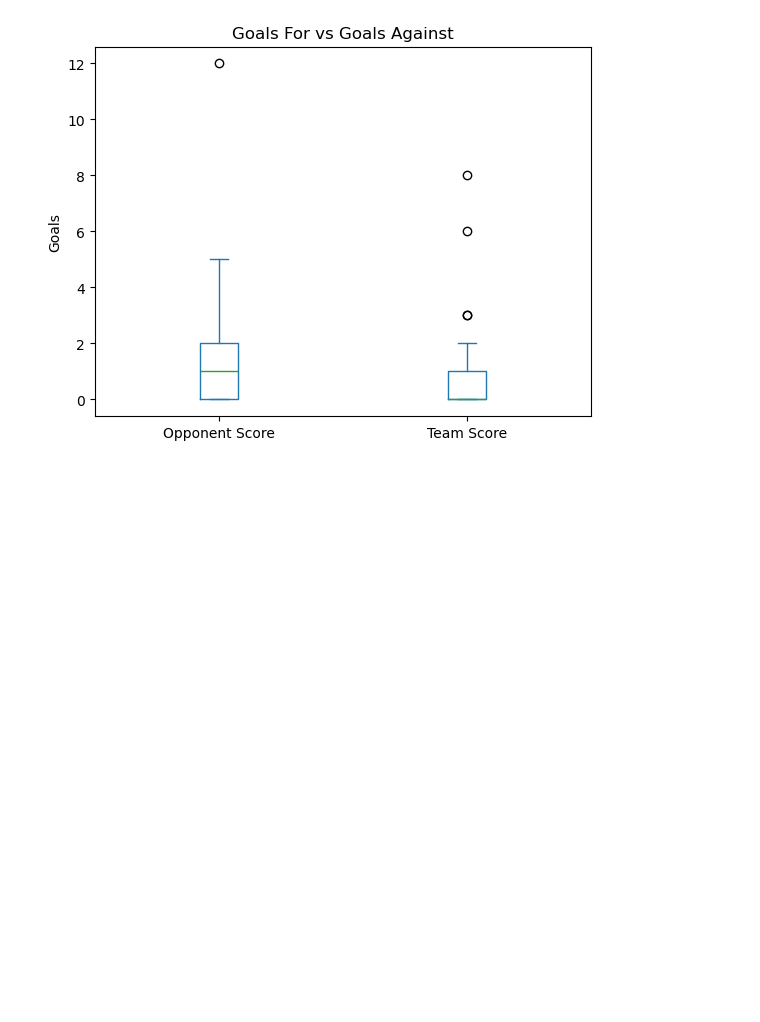
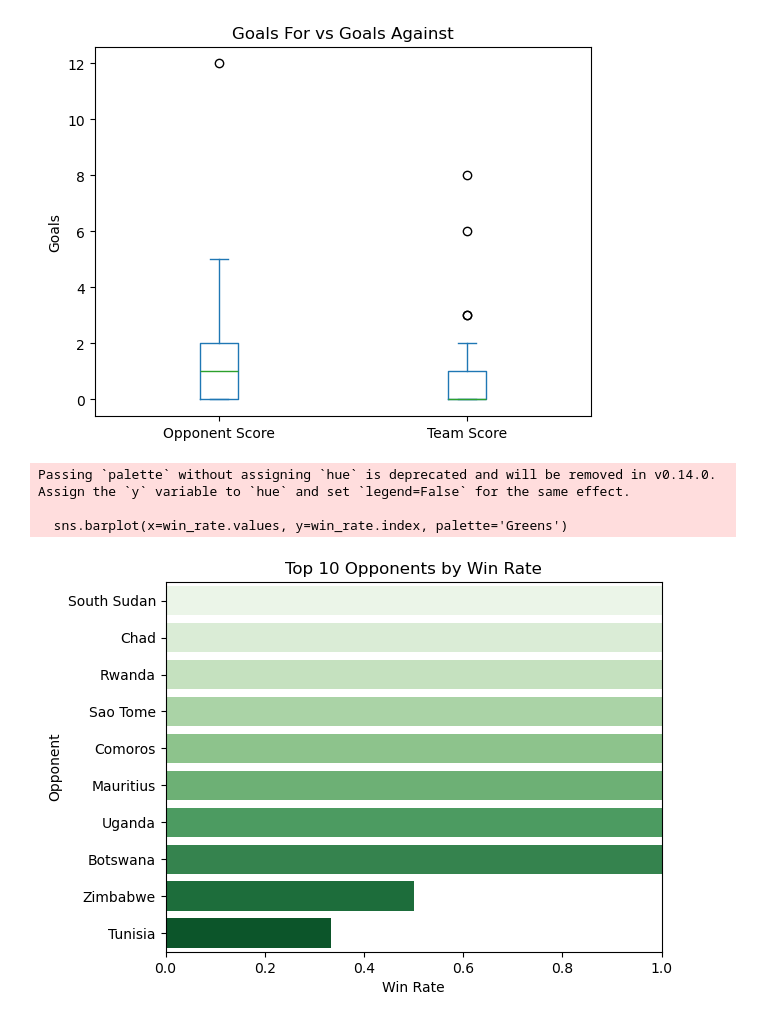
Before and after one commit to kxrrym03/Malawi-National-Football-Team, a Jupyter notebook: Malawi National Football Team.ipynb, the cells around one changed output. Cells and saved outputs as stored; diff of their text form; code cells hidden in the pictures; blank space fills up the shorter version.

```diff
--- a/Malawi National Football Team.ipynb
+++ b/Malawi National Football Team.ipynb
@@ -82,3 +82,18 @@ plt.ylabel('Goals')
 plt.show()
 # %% [output]
 [figure]
+# %%
+win_data = data[data['Result'] == 'Win'].groupby('Opponent').size()
+total_data = data.groupby('Opponent').size()
+win_rate = (win_data / total_data).fillna(0).sort_values(ascending=False).head(10)
+sns.barplot(x=win_rate.values, y=win_rate.index, palette='Greens')
+plt.title('Top 10 Opponents by Win Rate')
+plt.xlabel('Win Rate')
+plt.ylabel('Opponent')
+plt.xlim(0, 1)
+plt.show()
+# %% [output]
+Passing `palette` without assigning `hue` is deprecated and will be removed in v0.14.0. Assign the `y` variable to `hue` and set `legend=False` for the same effect.
+
+  sns.barplot(x=win_rate.values, y=win_rate.index, palette='Greens')
+[figure, added]
```
